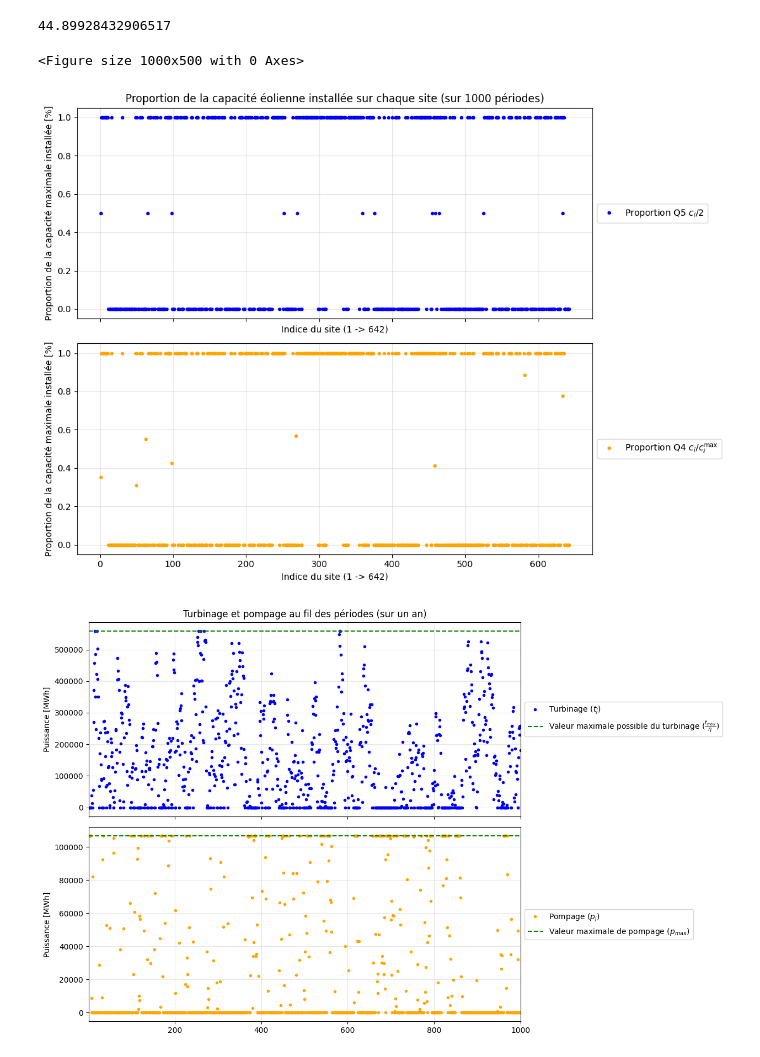
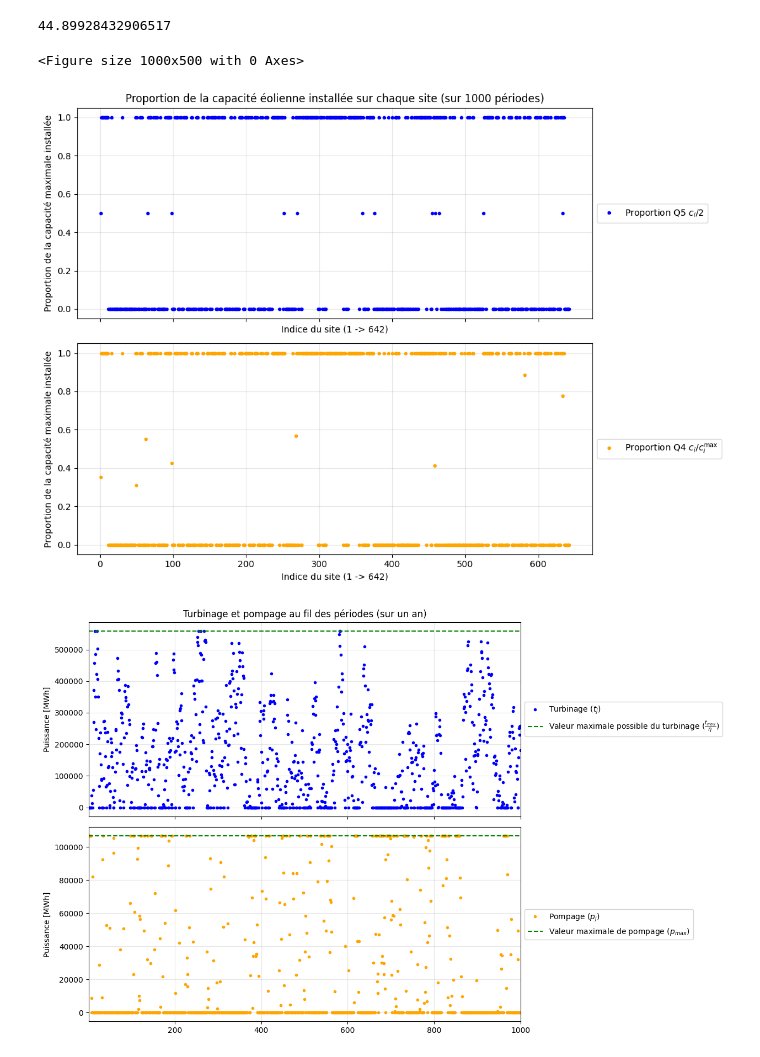
Before and after one commit to AhouLucas/projet-opti, a Jupyter notebook: Partie2/part2.ipynb, the cells around one changed output. Drawn from its saved outputs; the diff is of its cells as text; code cells hidden in the pictures.

```diff
--- a/Partie2/part2.ipynb
+++ b/Partie2/part2.ipynb
@@ -413,35 +413,35 @@ CoutTotalQ4 = problem.value #125893395181.54065
 # %%
 ChoixEolienQ5 = np.load("solutions/sol5_C.npy")
 ChoixEolienQ4 = np.load("solutions/sol5_C_comp4.npy")
 NumeroSite = np.arange(1, 642+1)
 fig = plt.figure(figsize=(10, 5))
 from matplotlib.ticker import MaxNLocator
 
 fig, axs = plt.subplots(2, 1, figsize=(11, 8), sharex=True)
 
 # Graphique pour Q5
 axs[0].set_title('Proportion de la capacité éolienne installée sur chaque site (sur 1000 périodes)')
 axs[0].plot(NumeroSite, ChoixEolienQ5/2, ".", label=r'Proportion Q5 $c_i/2$', color='blue')
 axs[0].set_xlabel('Indice du site (1 -> 642)')
-axs[0].set_ylabel('Proportion de la capacité maximale installée [%]')
+axs[0].set_ylabel('Proportion de la capacité maximale installée')
 axs[0].grid(alpha=0.3)
 axs[0].legend(loc='center left', bbox_to_anchor=(1, 0.5))
 
 # Graphique pour Q4
 axs[1].plot(NumeroSite, ChoixEolienQ4/max_capacity, ".", label=r'Proportion Q4 $c_i/c_i^\mathrm{max}$', color='orange')
 axs[1].set_xlabel('Indice du site (1 -> 642)')
-axs[1].set_ylabel('Proportion de la capacité maximale installée [%]')
+axs[1].set_ylabel('Proportion de la capacité maximale installée')
 axs[1].grid(alpha=0.3)
 axs[1].legend(loc='center left', bbox_to_anchor=(1, 0.5))
 
 
 plt.tight_layout()
 plt.subplots_adjust(right=0.8)
 
 plt.savefig('rapport/GraphesP2/Capacité_Eolienne_Q5.pdf', format='pdf', bbox_inches='tight', pad_inches=0)
 # %% [output]
 <Figure size 1000x500 with 0 Axes>
-[figure, old version]
+[figure, new version]
 # %%
 Turbinage = np.load("solutions/sol5_TP.npy")[0]
 Pompage = np.load("solutions/sol5_TP.npy")[1]
```
Also changed, not shown: parts of 2 cells of this notebook.
